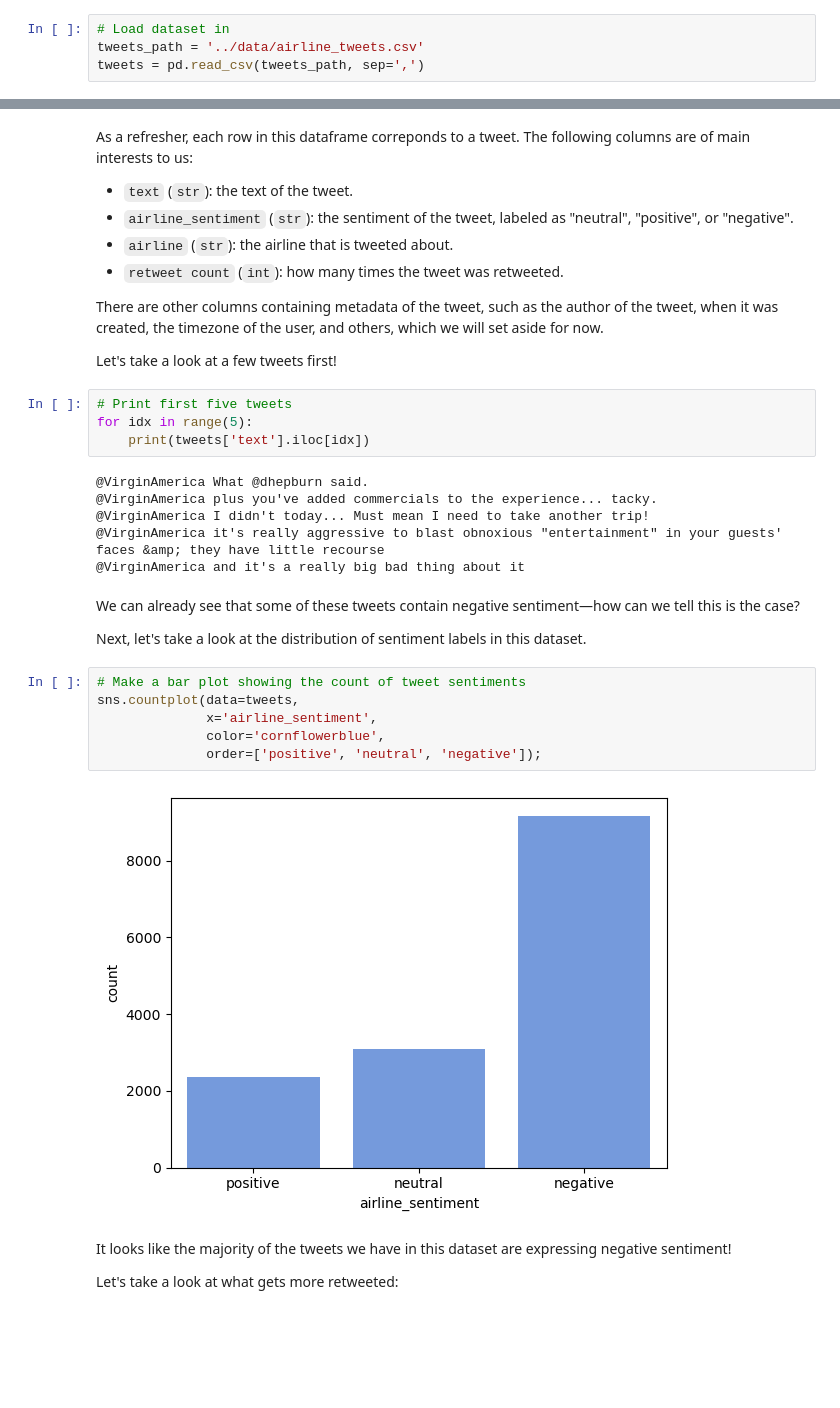
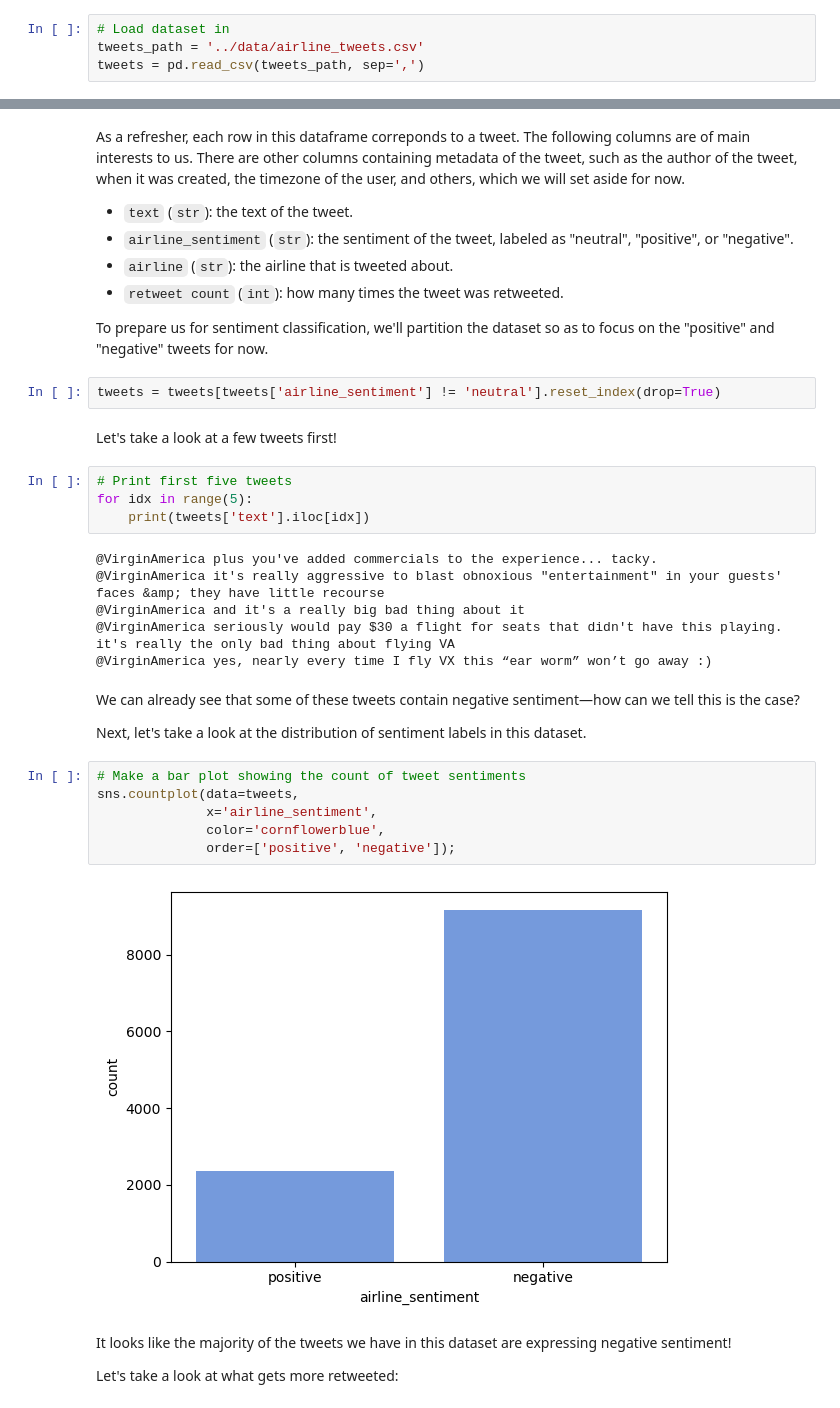
Before and after one commit to dlab-berkeley/Python-Text-Analysis, a Jupyter notebook: lessons/02_bag_of_words.ipynb, the cells around one changed output, grey strips where cells are left out. Drawn from its saved outputs; the diff is of its cells as text; blank space fills up the shorter version.

Commit message:
turned sentiment classification into a demo

```diff
--- a/lessons/02_bag_of_words.ipynb
+++ b/lessons/02_bag_of_words.ipynb
@@ -66,26 +67,29 @@ tweets.head()
 | 3 | 570301031407624196 | negative | 1.0000 | Bad Flight | 0.7033 | Virgin America | ... |
 | 4 | 570300817074462722 | negative | 1.0000 | Can't Tell | 1.0000 | Virgin America | ... |
 # %% [markdown]
-As a refresher, each row in this dataframe correponds to a tweet. The following columns are of main interests to us:
+As a refresher, each row in this dataframe correponds to a tweet. The following columns are of main interests to us. There are other columns containing metadata of the tweet, such as the author of the tweet, when it was created, the timezone of the user, and others, which we will set aside for now.
 
 - `text` (`str`): the text of the tweet.
 - `airline_sentiment` (`str`): the sentiment of the tweet, labeled as "neutral", "positive", or "negative".
 - `airline` (`str`): the airline that is tweeted about.
 - `retweet count` (`int`): how many times the tweet was retweeted.
 
-There are other columns containing metadata of the tweet, such as the author of the tweet, when it was created, the timezone of the user, and others, which we will set aside for now.
-
-Let's take a look at a few tweets first!
+To prepare us for sentiment classification, we'll partition the dataset so as to focus on the "positive" and "negative" tweets for now.
+# %%
+tweets = tweets[tweets['airline_sentiment'] != 'neutral'].reset_index(drop=True)
+# %% [markdown]
+Let's take a look at a few tweets first!
 # %%
 # Print first five tweets
 for idx in range(5):
     print(tweets['text'].iloc[idx])
 # %% [output]
-@VirginAmerica What @dhepburn said.
 @VirginAmerica plus you've added commercials to the experience... tacky.
-@VirginAmerica I didn't today... Must mean I need to take another trip!
 @VirginAmerica it's really aggressive to blast obnoxious "entertainment" in your guests' faces &amp; they have little recourse
 @VirginAmerica and it's a really big bad thing about it
+@VirginAmerica seriously would pay $30 a flight for seats that didn't have this playing.
+it's really the only bad thing about flying VA
+@VirginAmerica yes, nearly every time I fly VX this “ear worm” won’t go away :)
 # %% [markdown]
 We can already see that some of these tweets contain negative sentiment—how can we tell this is the case?
 
@@ -93,11 +97,11 @@ Next, let's take a look at the distribution of sentiment labels in this dataset.
 # %%
 # Make a bar plot showing the count of tweet sentiments
 sns.countplot(data=tweets,
               x='airline_sentiment',
               color='cornflowerblue',
-              order=['positive', 'neutral', 'negative']);
+              order=['positive', 'negative']);
 # %% [output]
-[figure, old version]
+[figure, new version]
 # %% [markdown]
 It looks like the majority of the tweets we have in this dataset are expressing negative sentiment!
 
```
Also changed, not shown: parts of 53 cells of this notebook, 1 other file.
